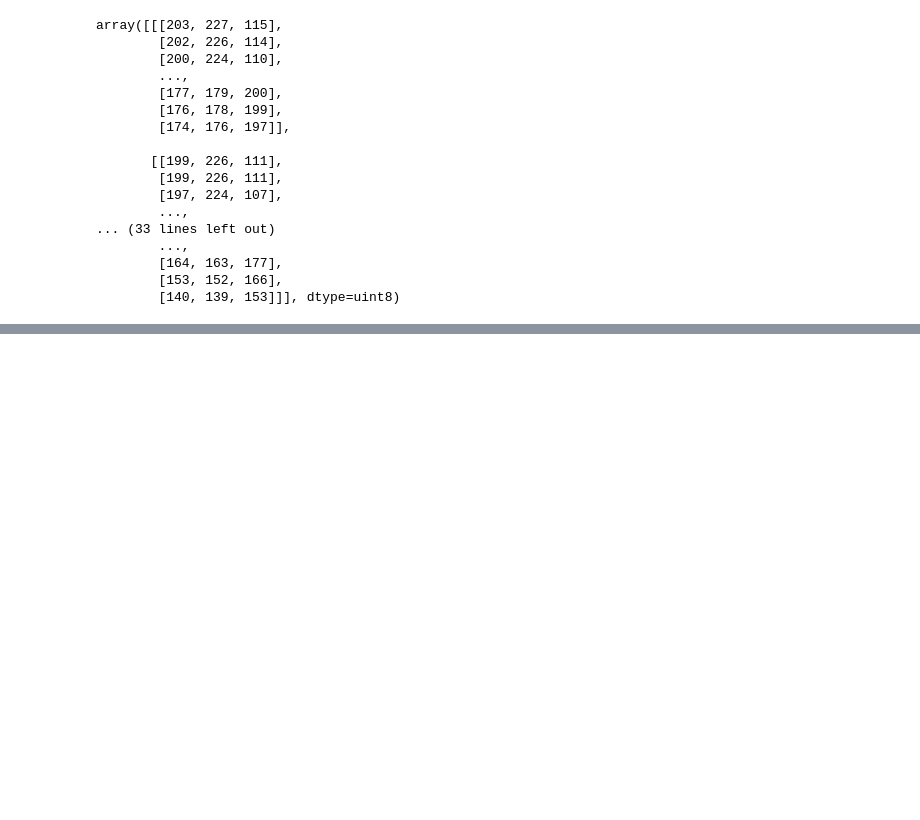
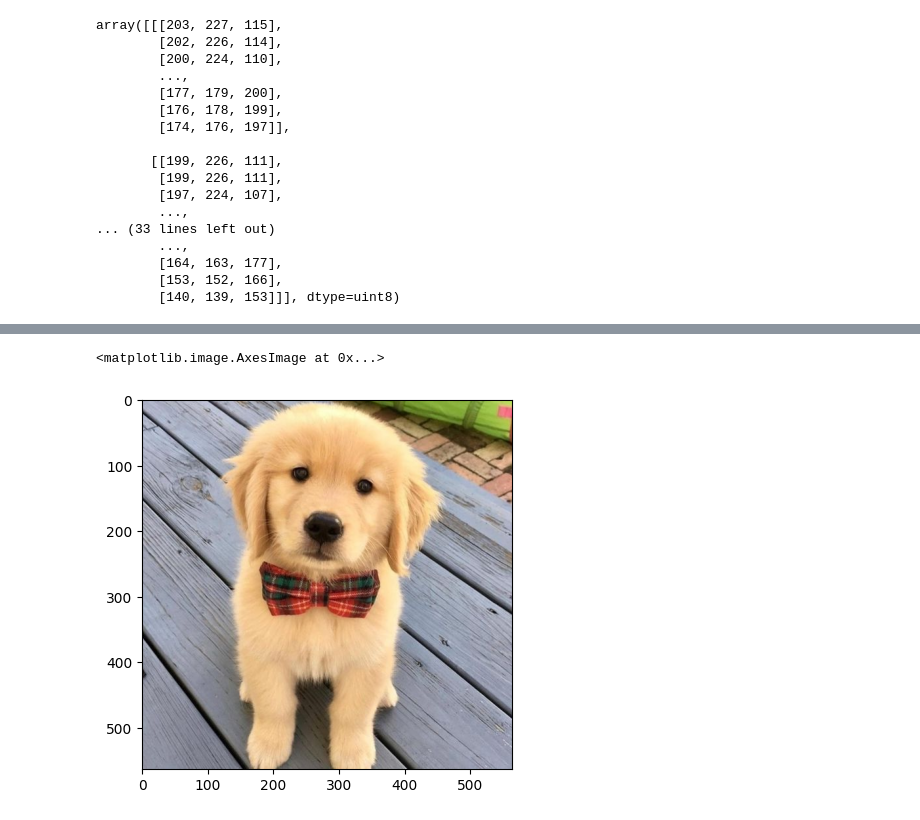
Before and after one commit to Jayaprakash1710/Module-7-Common-Core-Foundations-NS, a Jupyter notebook: Numpy_4_Misc_Topicsipynb.ipynb, the cells around one changed output, grey strips where cells are left out. Cells and saved outputs as stored; diff of their text form; code cells hidden in the pictures; blank space fills up the shorter version.

```diff
--- a/Numpy_4_Misc_Topicsipynb.ipynb
+++ b/Numpy_4_Misc_Topicsipynb.ipynb
@@ -158,0 +173,5 @@ array([[[203, 227, 115],
+# %%
+plt.imshow(dog[::,::-1])
+# %% [output]
+<matplotlib.image.AxesImage at 0x...>
+[figure, added]
```
Also changed, not shown: parts of 26 cells of this notebook.
